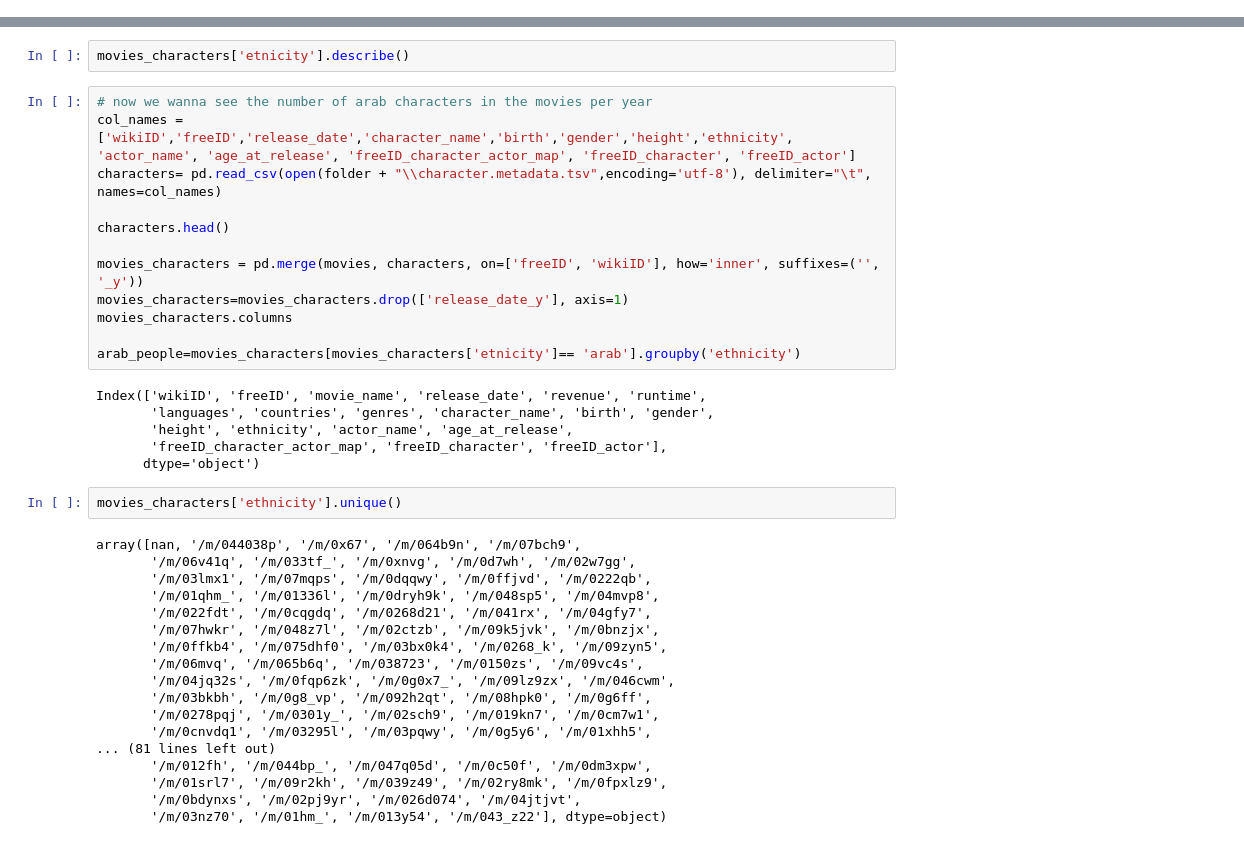
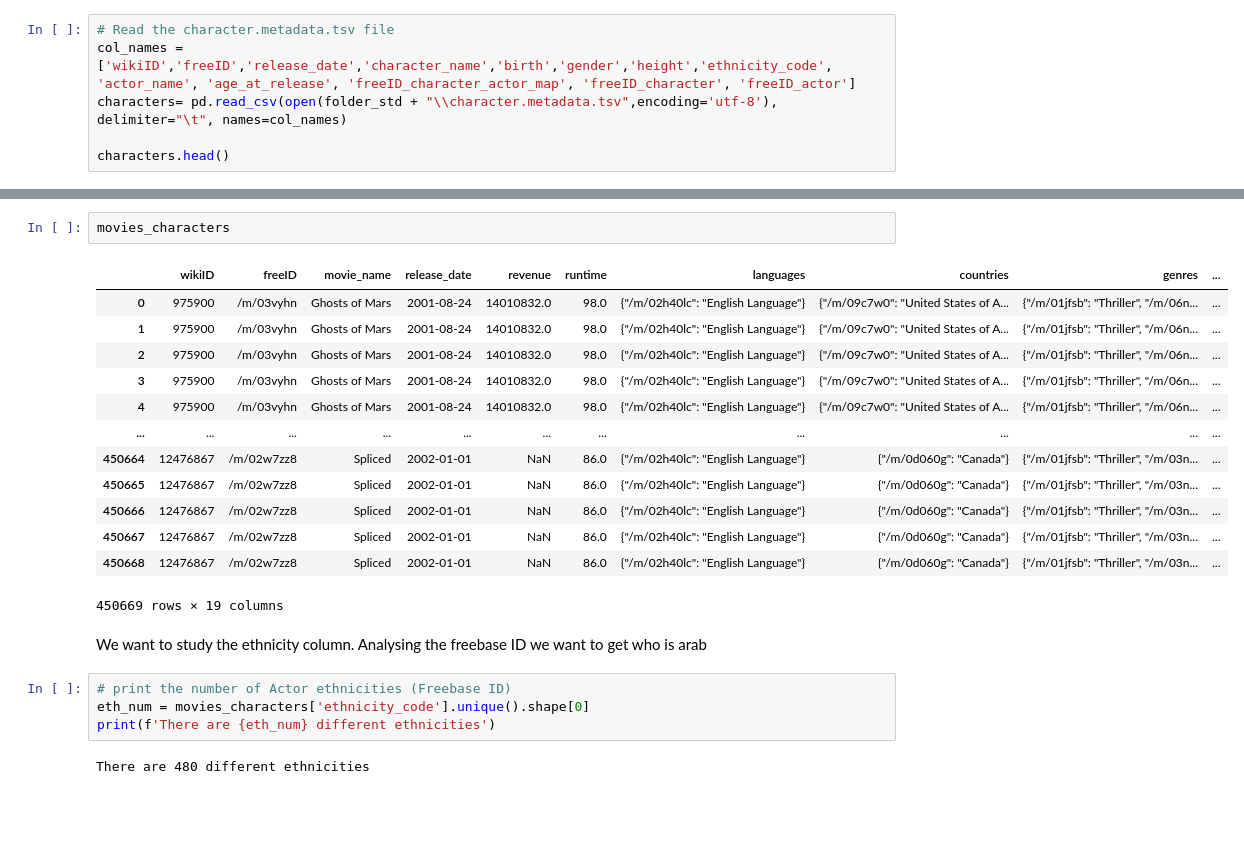
Before and after one commit to epfl-ada/ada-2023-project-pinacolada, a Jupyter notebook: P2.ipynb, the cells around one changed output, grey strips where cells are left out. Drawn from its saved outputs; the diff is of its cells as text; blank space fills up the shorter version.

```diff
--- a/P2.ipynb
+++ b/P2.ipynb
@@ -49,0 +60,6 @@ Movies after the year 2001 are 22488
+# %%
+# Read the character.metadata.tsv file
+col_names = ['wikiID','freeID','release_date','character_name','birth','gender','height','ethnicity_code', 'actor_name', 'age_at_release', 'freeID_character_actor_map', 'freeID_character', 'freeID_actor']
+characters= pd.read_csv(open(folder_std + "\\character.metadata.tsv",encoding='utf-8'), delimiter="\t", names=col_names)
+
+characters.head()
@@ -50,40 +90,24 @@ Movies after the year 2001 are 22488
 # %%
-movies_characters['etnicity'].describe()
+movies_characters
+# %% [output]
+|  | wikiID | freeID | movie_name | release_date | revenue | runtime | languages | countries | genres | ... |
+| 0 | 975900 | /m/03vyhn | Ghosts of Mars | 2001-08-24 | 14010832.0 | 98.0 | {"/m/02h40lc": "English Language"} | {"/m/09c7w0": "United States of A... | {"/m/01jfsb": "Thriller", "/m/06n... | ... |
+| 1 | 975900 | /m/03vyhn | Ghosts of Mars | 2001-08-24 | 14010832.0 | 98.0 | {"/m/02h40lc": "English Language"} | {"/m/09c7w0": "United States of A... | {"/m/01jfsb": "Thriller", "/m/06n... | ... |
+| 2 | 975900 | /m/03vyhn | Ghosts of Mars | 2001-08-24 | 14010832.0 | 98.0 | {"/m/02h40lc": "English Language"} | {"/m/09c7w0": "United States of A... | {"/m/01jfsb": "Thriller", "/m/06n... | ... |
+| 3 | 975900 | /m/03vyhn | Ghosts of Mars | 2001-08-24 | 14010832.0 | 98.0 | {"/m/02h40lc": "English Language"} | {"/m/09c7w0": "United States of A... | {"/m/01jfsb": "Thriller", "/m/06n... | ... |
+| 4 | 975900 | /m/03vyhn | Ghosts of Mars | 2001-08-24 | 14010832.0 | 98.0 | {"/m/02h40lc": "English Language"} | {"/m/09c7w0": "United States of A... | {"/m/01jfsb": "Thriller", "/m/06n... | ... |
+| ... | ... | ... | ... | ... | ... | ... | ... | ... | ... | ... |
+| 450664 | 12476867 | /m/02w7zz8 | Spliced | 2002-01-01 | NaN | 86.0 | {"/m/02h40lc": "English Language"} | {"/m/0d060g": "Canada"} | {"/m/01jfsb": "Thriller", "/m/03n... | ... |
+| 450665 | 12476867 | /m/02w7zz8 | Spliced | 2002-01-01 | NaN | 86.0 | {"/m/02h40lc": "English Language"} | {"/m/0d060g": "Canada"} | {"/m/01jfsb": "Thriller", "/m/03n... | ... |
+| 450666 | 12476867 | /m/02w7zz8 | Spliced | 2002-01-01 | NaN | 86.0 | {"/m/02h40lc": "English Language"} | {"/m/0d060g": "Canada"} | {"/m/01jfsb": "Thriller", "/m/03n... | ... |
+| 450667 | 12476867 | /m/02w7zz8 | Spliced | 2002-01-01 | NaN | 86.0 | {"/m/02h40lc": "English Language"} | {"/m/0d060g": "Canada"} | {"/m/01jfsb": "Thriller", "/m/03n... | ... |
+| 450668 | 12476867 | /m/02w7zz8 | Spliced | 2002-01-01 | NaN | 86.0 | {"/m/02h40lc": "English Language"} | {"/m/0d060g": "Canada"} | {"/m/01jfsb": "Thriller", "/m/03n... | ... |
+450669 rows × 19 columns
-# %%
-# now we wanna see the number of arab characters in the movies per year
-col_names = ['wikiID','freeID','release_date','character_name','birth','gender','height','ethnicity', 'actor_name', 'age_at_release', 'freeID_character_actor_map', 'freeID_character', 'freeID_actor']
-characters= pd.read_csv(open(folder + "\\character.metadata.tsv",encoding='utf-8'), delimiter="\t", names=col_names)
-
-characters.head()
-
-movies_characters = pd.merge(movies, characters, on=['freeID', 'wikiID'], how='inner', suffixes=('', '_y'))
-movies_characters=movies_characters.drop(['release_date_y'], axis=1)
-movies_characters.columns
-
-arab_people=movies_characters[movies_characters['etnicity']== 'arab'].groupby('ethnicity')
-# %% [output]
-Index(['wikiID', 'freeID', 'movie_name', 'release_date', 'revenue', 'runtime',
-       'languages', 'countries', 'genres', 'character_name', 'birth', 'gender',
-       'height', 'ethnicity', 'actor_name', 'age_at_release',
-       'freeID_character_actor_map', 'freeID_character', 'freeID_actor'],
-      dtype='object')
-# %%
-movies_characters['ethnicity'].unique()
-# %% [output]
-array([nan, '/m/044038p', '/m/0x67', '/m/064b9n', '/m/07bch9',
-       '/m/06v41q', '/m/033tf_', '/m/0xnvg', '/m/0d7wh', '/m/02w7gg',
-       '/m/03lmx1', '/m/07mqps', '/m/0dqqwy', '/m/0ffjvd', '/m/0222qb',
-       '/m/01qhm_', '/m/01336l', '/m/0dryh9k', '/m/048sp5', '/m/04mvp8',
-       '/m/022fdt', '/m/0cqgdq', '/m/0268d21', '/m/041rx', '/m/04gfy7',
-       '/m/07hwkr', '/m/048z7l', '/m/02ctzb', '/m/09k5jvk', '/m/0bnzjx',
-       '/m/0ffkb4', '/m/075dhf0', '/m/03bx0k4', '/m/0268_k', '/m/09zyn5',
-       '/m/06mvq', '/m/065b6q', '/m/038723', '/m/0150zs', '/m/09vc4s',
-       '/m/04jq32s', '/m/0fqp6zk', '/m/0g0x7_', '/m/09lz9zx', '/m/046cwm',
-       '/m/03bkbh', '/m/0g8_vp', '/m/092h2qt', '/m/08hpk0', '/m/0g6ff',
-       '/m/0278pqj', '/m/0301y_', '/m/02sch9', '/m/019kn7', '/m/0cm7w1',
-       '/m/0cnvdq1', '/m/03295l', '/m/03pqwy', '/m/0g5y6', '/m/01xhh5',
-... (81 lines left out)
-       '/m/012fh', '/m/044bp_', '/m/047q05d', '/m/0c50f', '/m/0dm3xpw',
-       '/m/01srl7', '/m/09r2kh', '/m/039z49', '/m/02ry8mk', '/m/0fpxlz9',
-       '/m/0bdynxs', '/m/02pj9yr', '/m/026d074', '/m/04jtjvt',
-       '/m/03nz70', '/m/01hm_', '/m/013y54', '/m/043_z22'], dtype=object)
+# %% [markdown]
+We want to study the ethnicity column. Analysing the freebase ID we want to get who is arab
+# %%
+# print the number of Actor ethnicities (Freebase ID)
+eth_num = movies_characters['ethnicity_code'].unique().shape[0]
+print(f'There are {eth_num} different ethnicities')
+# %% [output]
+There are 480 different ethnicities
```
Also changed, not shown: parts of 18 cells of this notebook.
